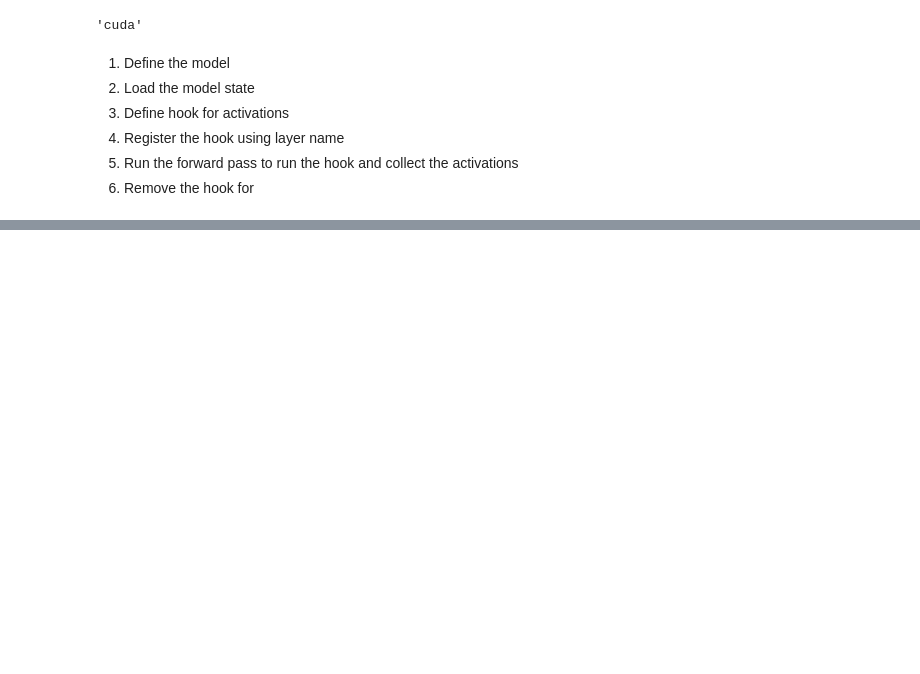
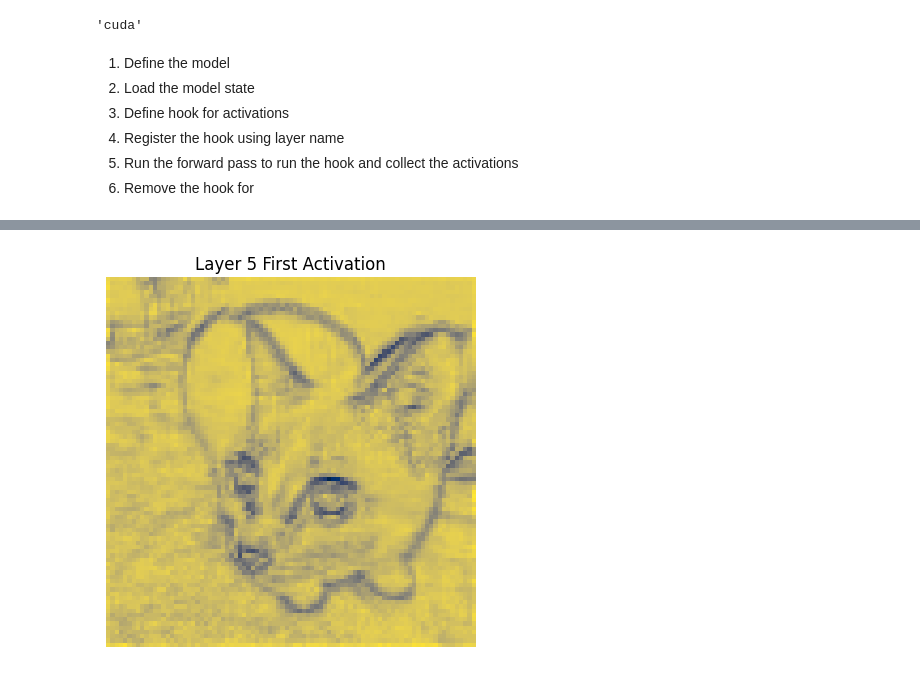
Before and after one commit to Rijan-Joshi/Paper-Reproduction-Implementation, a Jupyter notebook: Fun Tests/visualizing_conv.ipynb, the cells around one changed output, grey strips where cells are left out. Saved outputs shown, nothing was run; the diff lists cells and outputs as text; code cells hidden in the pictures; blank space fills up the shorter version.

Commit message:
Created hooks to register to bring out intermediate activations of Convolutional and Max Pooling Layers

```diff
--- a/Fun Tests/visualizing_conv.ipynb
+++ b/Fun Tests/visualizing_conv.ipynb
@@ -27,0 +98,46 @@ class IntegratedModel:
+# %%
+#Defining the hooks and managing the hooks
+
+class HookManager:
+    def __init__(self, layers):
+        self.activations = {}
+        self.layer_names = []
+        self.handles = []
+
+        for name, layer in layers:
+            handle = layer.register_forward_hook(self.get_activation(name))
+            self.handles.append(handle)
+            self.layer_names.append(name)
+
+    def get_activation(self, name):
+        def hook(model, input, output):
+            self.activations[name] = output.detach()
+        return hook
+
+    def __enter__(self):
+        return self
+
+    def __exit__(self, type, value, traceback):
+        for h in self.handles:
+            h.remove()
+
+modules = [(name, layer) for name, layer in model.named_modules() if isinstance(layer, (nn.Conv2d, nn.MaxPool2d))]
+
+with HookManager(modules) as hm: #To remember for myself: internally, hm = HookManager.__enter__()
+    with torch.no_grad():
+        model(image_tensor)
+# %%
+# Visualizing certain activation from the certain layer
+
+activations = hm.activations
+layer_names = hm.layer_names
+
+layer_5 = layer_names[4]
+layer5_activation = activations[layer_5].cpu().numpy()
+
+plt.imshow(layer5_activation[0, 1, :, :], cmap="cividis")
+plt.title("Layer 5 First Activation")
+plt.axis('off')
+plt.show()
+# %% [output]
+[figure, added]
```
Also changed, not shown: parts of 5 cells of this notebook.
